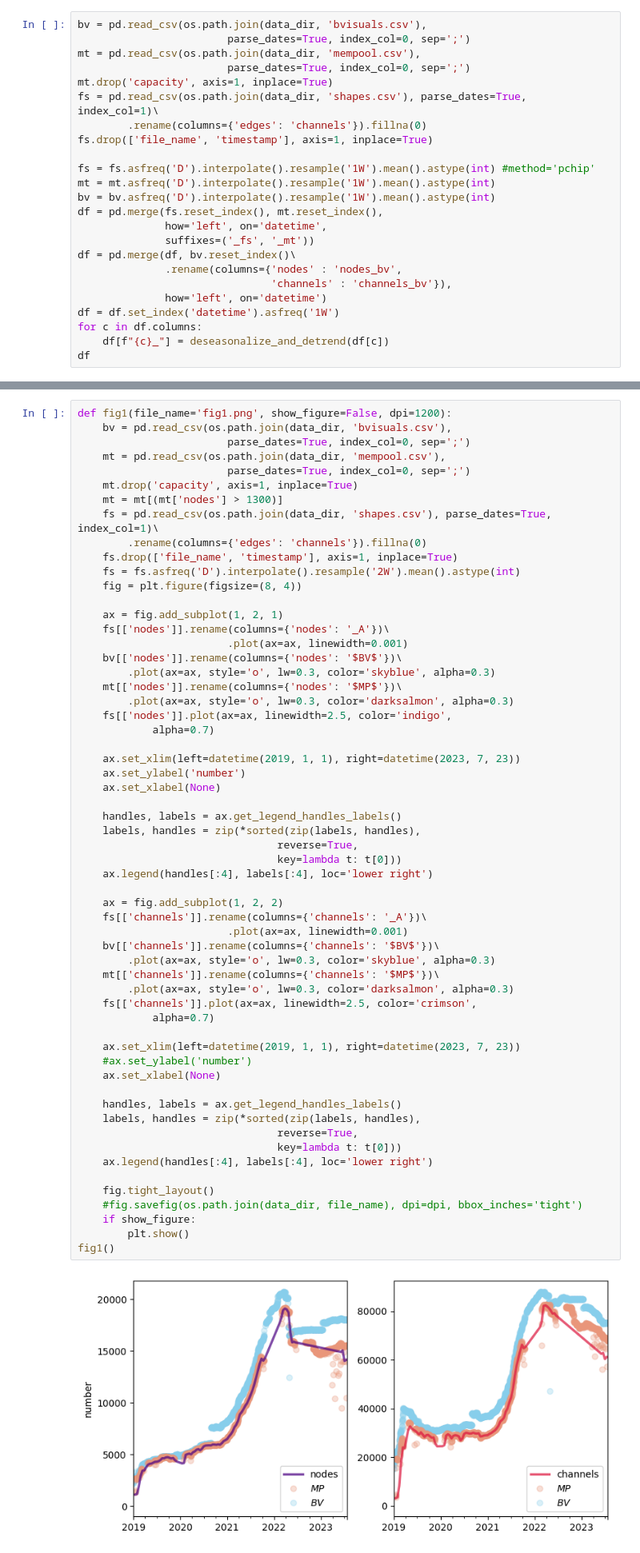
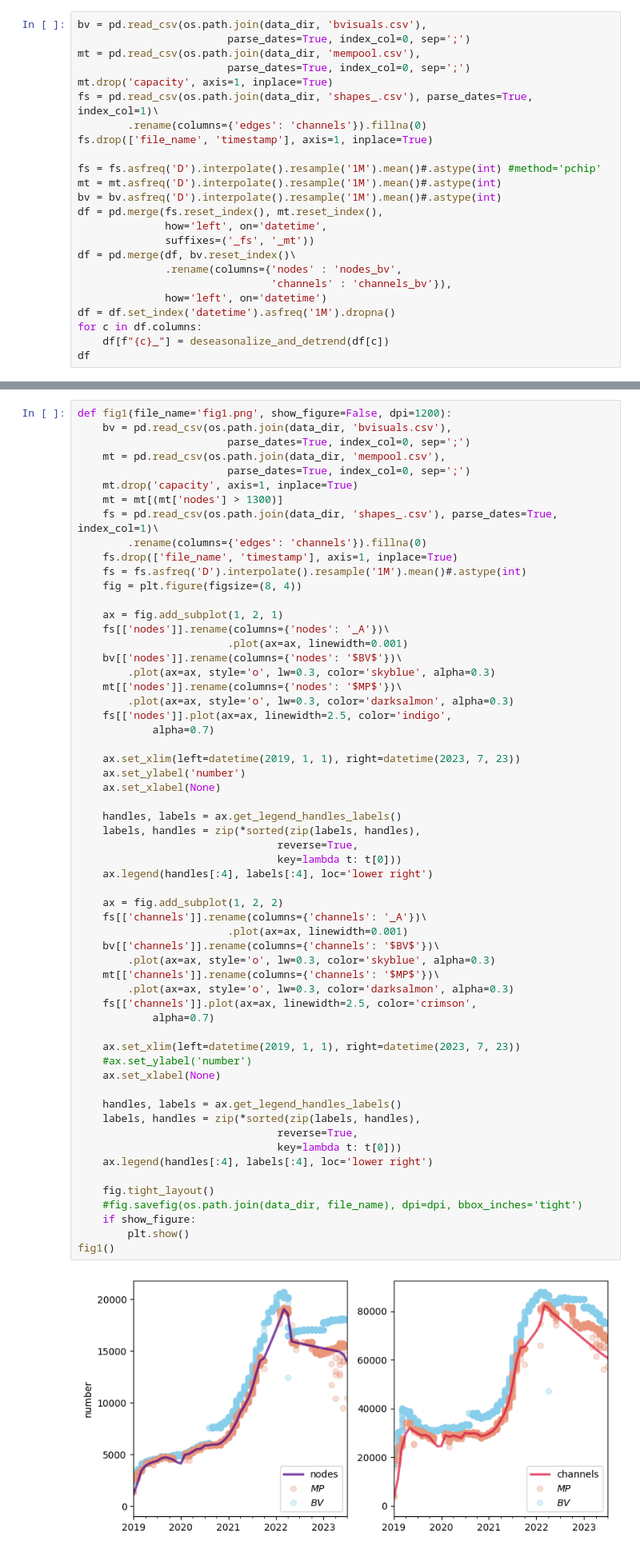
Before and after one commit to Ellariel/ln-data-preparation, a Jupyter notebook: view.ipynb, the cells around one changed output, grey strips where cells are left out. Shown at 80% size. Saved outputs shown, nothing was run; the diff lists cells and outputs as text.

```diff
--- a/view.ipynb
+++ b/view.ipynb
@@ -29,13 +29,13 @@ bv = pd.read_csv(os.path.join(data_dir, 'bvisuals.csv'),
 mt = pd.read_csv(os.path.join(data_dir, 'mempool.csv'),
                         parse_dates=True, index_col=0, sep=';')
 mt.drop('capacity', axis=1, inplace=True)
-fs = pd.read_csv(os.path.join(data_dir, 'shapes.csv'), parse_dates=True, index_col=1)\
+fs = pd.read_csv(os.path.join(data_dir, 'shapes_.csv'), parse_dates=True, index_col=1)\
         .rename(columns={'edges': 'channels'}).fillna(0)
 fs.drop(['file_name', 'timestamp'], axis=1, inplace=True)
 
-fs = fs.asfreq('D').interpolate().resample('1W').mean().astype(int) #method='pchip'
-mt = mt.asfreq('D').interpolate().resample('1W').mean().astype(int)
-bv = bv.asfreq('D').interpolate().resample('1W').mean().astype(int)
+fs = fs.asfreq('D').interpolate().resample('1M').mean()#.astype(int) #method='pchip'
+mt = mt.asfreq('D').interpolate().resample('1M').mean()#.astype(int)
+bv = bv.asfreq('D').interpolate().resample('1M').mean()#.astype(int)
 df = pd.merge(fs.reset_index(), mt.reset_index(),
               how='left', on='datetime',
               suffixes=('_fs', '_mt'))
@@ -43,7 +43,7 @@ df = pd.merge(df, bv.reset_index()\
               .rename(columns={'nodes' : 'nodes_bv',
                                'channels' : 'channels_bv'}),
               how='left', on='datetime')
-df = df.set_index('datetime').asfreq('1W')
+df = df.set_index('datetime').asfreq('1M').dropna()
 for c in df.columns:
     df[f"{c}_"] = deseasonalize_and_detrend(df[c])
 df
@@ -70,10 +74,10 @@ def fig1(file_name='fig1.png', show_figure=False, dpi=1200):
                         parse_dates=True, index_col=0, sep=';')
     mt.drop('capacity', axis=1, inplace=True)
     mt = mt[(mt['nodes'] > 1300)]
-    fs = pd.read_csv(os.path.join(data_dir, 'shapes.csv'), parse_dates=True, index_col=1)\
+    fs = pd.read_csv(os.path.join(data_dir, 'shapes_.csv'), parse_dates=True, index_col=1)\
         .rename(columns={'edges': 'channels'}).fillna(0)
     fs.drop(['file_name', 'timestamp'], axis=1, inplace=True)
-    fs = fs.asfreq('D').interpolate().resample('2W').mean().astype(int)
+    fs = fs.asfreq('D').interpolate().resample('1M').mean()#.astype(int)
     fig = plt.figure(figsize=(8, 4))
 
     ax = fig.add_subplot(1, 2, 1)
@@ -95,31 +99,31 @@ def fig1(file_name='fig1.png', show_figure=False, dpi=1200):
                                 reverse=True,
                                 key=lambda t: t[0]))
     ax.legend(handles[:4], labels[:4], loc='lower right')
 
     ax = fig.add_subplot(1, 2, 2)
     fs[['channels']].rename(columns={'channels': '_A'})\
                         .plot(ax=ax, linewidth=0.001)
     bv[['channels']].rename(columns={'channels': '$BV$'})\
         .plot(ax=ax, style='o', lw=0.3, color='skyblue', alpha=0.3)
     mt[['channels']].rename(columns={'channels': '$MP$'})\
         .plot(ax=ax, style='o', lw=0.3, color='darksalmon', alpha=0.3)
     fs[['channels']].plot(ax=ax, linewidth=2.5, color='crimson',
             alpha=0.7)
 
     ax.set_xlim(left=datetime(2019, 1, 1), right=datetime(2023, 7, 23))
     #ax.set_ylabel('number')
     ax.set_xlabel(None)
 
     handles, labels = ax.get_legend_handles_labels()
     labels, handles = zip(*sorted(zip(labels, handles),
                                 reverse=True,
                                 key=lambda t: t[0]))
     ax.legend(handles[:4], labels[:4], loc='lower right')
 
     fig.tight_layout()
     #fig.savefig(os.path.join(data_dir, file_name), dpi=dpi, bbox_inches='tight')
     if show_figure:
         plt.show()
 fig1()
 # %% [output]
-[figure, old version]
+[figure, new version]
```
Also changed, not shown: parts of 5 cells of this notebook, 9 other files.
